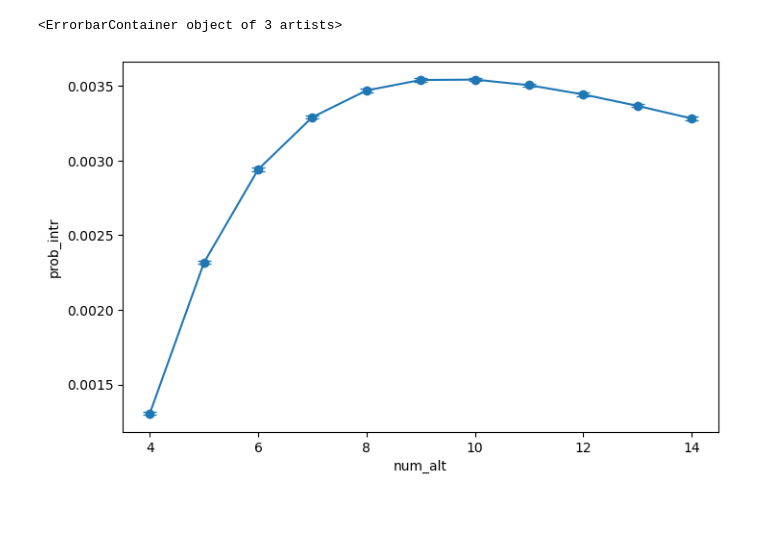
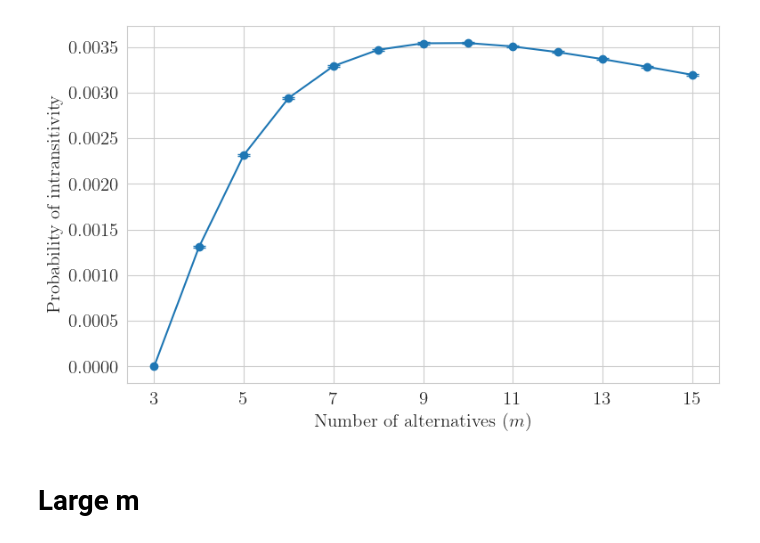
Before and after one commit to johschnee/pc-preferences, a Jupyter notebook: thesis_code/5_4_transitive_base.ipynb, the cells around one changed output. Cells and saved outputs as stored; diff of their text form; code cells hidden in the pictures; blank space fills up the shorter version.

```diff
--- a/thesis_code/5_4_transitive_base.ipynb
+++ b/thesis_code/5_4_transitive_base.ipynb
@@ -90,0 +63,7 @@ intr_dict
+# %%
+with open(DATA_DIR / '5_4_sim_transitive.dat', 'rb') as file:
+    packed = file.read()
+    read = list(unpack('d' * (len(packed) // 8), packed)) # 8 bytes per double
+intr_dict = {i + 4: read[i] for i in range(len(read))}
+intr_dict[3] = 0
+intr_dict
@@ -91,4 +84,6 @@ intr_dict
 # %%
 df = pd.DataFrame(intr_dict.items(), columns=["num_alt", "prob_intr"])
+df['error'] = 1e-5
+df.loc[df['num_alt'] == 3, 'error'] = 0
 df
 # %% [output]
@@ -112,10 +104,27 @@ sns.lineplot(x='num_alt', y='prob_intr', data=df, err_style='bars')
 # %%
-df['error'] = 1e-5
+sns.set_style(style="whitegrid")
+mpl.rcParams['text.usetex'] = True
+mpl.rcParams['font.family'] = 'serif'
+mpl.rcParams['font.serif'] = 'cm'
+mpl.rcParams['font.size'] = 15
 
 # Plot with error bars
 plt.figure(figsize=(8, 5))
 line = sns.lineplot(x='num_alt', y='prob_intr', data=df, err_style='bars', errorbar=None)
-plt.errorbar(df['num_alt'], df['prob_intr'], yerr=df['error'], fmt='o', color=line.lines[0].get_color(), capsize=5)
+plt.errorbar(df[df['num_alt'] > 3]['num_alt'], df[df['num_alt'] > 3]['prob_intr'], yerr=df[df['num_alt'] > 3]['error'], fmt='o', color=line.lines[0].get_color(), capsize=5)
+plt.scatter(3, 0, color=line.lines[0].get_color())
+
+# Set x-axis ticks to show only odd numbers
+plt.xticks(ticks=df['num_alt'][df['num_alt'] % 2 == 1])
+
+# Modify axis labels
+plt.xlabel(r'Number of alternatives ($m$)')
+plt.ylabel("Probability of intransitivity")
+
+plt.tight_layout()
+plt.savefig(FIG_DIR / "5_4_sim_tr_low_m.png", dpi=300)
+plt.savefig(FIG_DIR / "5_4_sim_tr_low_m.pdf")
 # %% [output]
-<ErrorbarContainer object of 3 artists>
-[figure, old version]
+[figure, new version]
+# %% [markdown]
+# Large m
```
Also changed, not shown: parts of 13 cells of this notebook, 6 other files.
